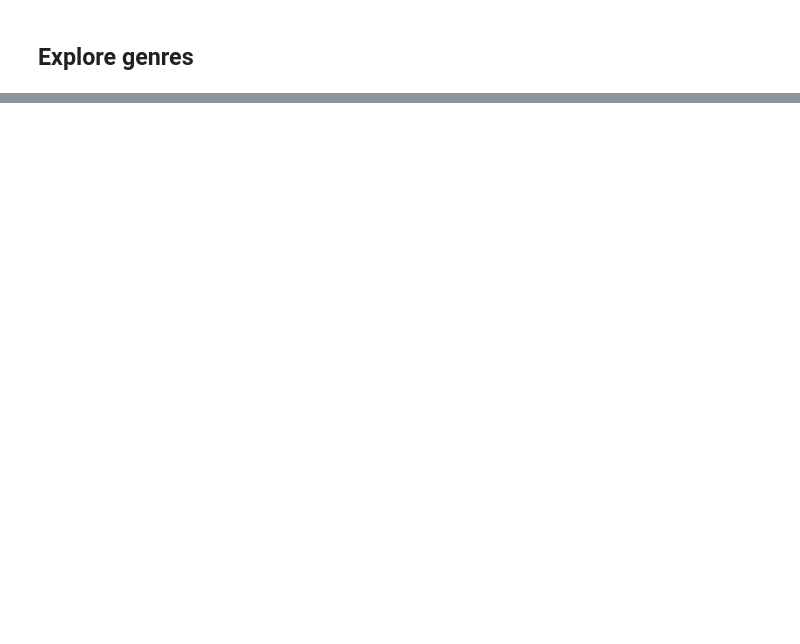
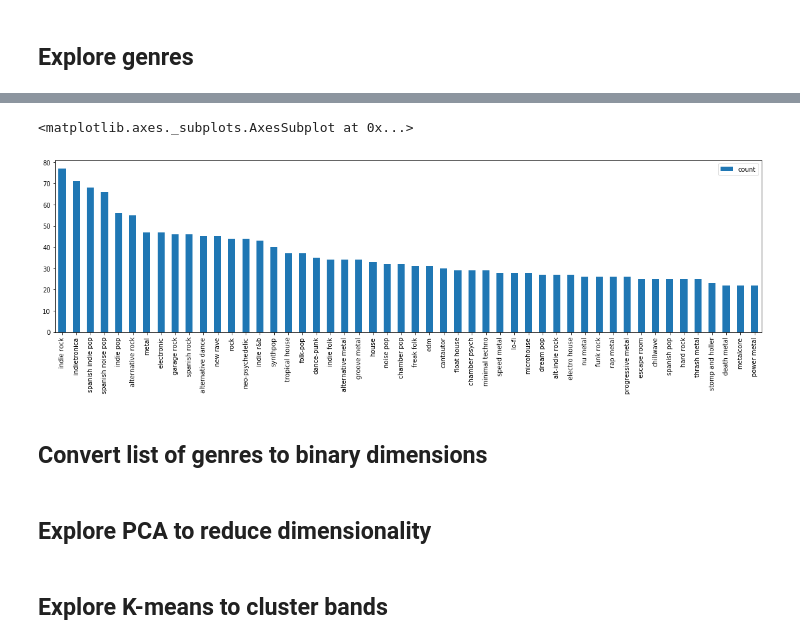
Before and after one commit to eduardbonada/festivals2018, a Jupyter notebook: Explore Festivals Info.ipynb, the cells around one changed output, grey strips where cells are left out. Saved outputs shown, nothing was run; the diff lists cells and outputs as text; code cells hidden in the pictures; blank space fills up the shorter version.

```diff
--- a/Explore Festivals Info.ipynb
+++ b/Explore Festivals Info.ipynb
@@ -53,0 +52,14 @@ all_genres
+# %%
+# Most common genres
+all_genres = bands['genres'].sum()
+
+from collections import Counter
+genres_counts = Counter(all_genres)
+gc_df = (pd.DataFrame.from_dict(genres_counts, orient='index'))
+gc_df.columns=['count']
+gc_df.sort_values(by='count',ascending=False).head(50).plot(kind='bar', figsize=(20,5))
+# %% [output]
+<matplotlib.axes._subplots.AxesSubplot at 0x...>
+[figure, added]
+# %% [markdown]
+## Convert list of genres to binary dimensions
@@ -53,0 +69,4 @@ all_genres
+# %% [markdown]
+## Explore PCA to reduce dimensionality
+# %% [markdown]
+## Explore K-means to cluster bands
```
Also changed, not shown: parts of 8 cells of this notebook.
